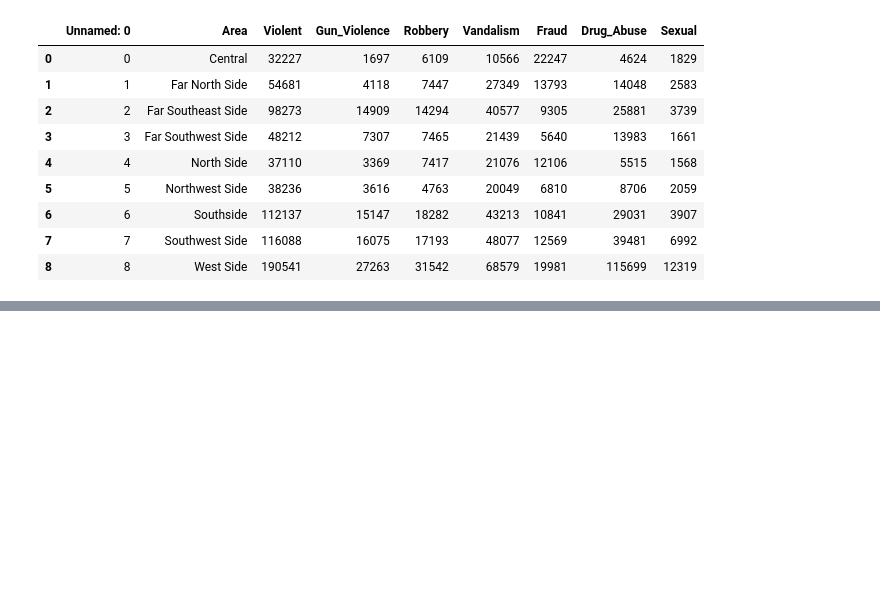
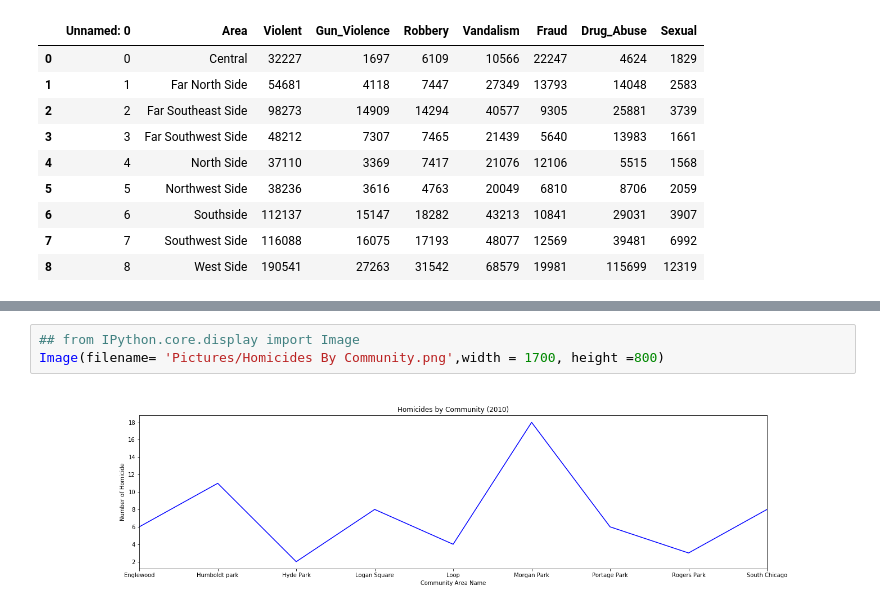
Before and after one commit to shidalgo12/Chicago_Crime, a Jupyter notebook: Data_Visualization.ipynb, the cells around one changed output, grey strips where cells are left out. Drawn from its saved outputs; the diff is of its cells as text; blank space fills up the shorter version.

```diff
--- a/Data_Visualization.ipynb
+++ b/Data_Visualization.ipynb
@@ -85,0 +101,5 @@ area_crime.style.apply(highlight_max)
+# %%
+## from IPython.core.display import Image
+Image(filename= 'Pictures/Homicides By Community.png',width = 1700, height =800)
+# %% [output]
+[figure, added]
```
Also changed, not shown: parts of 6 cells of this notebook.
